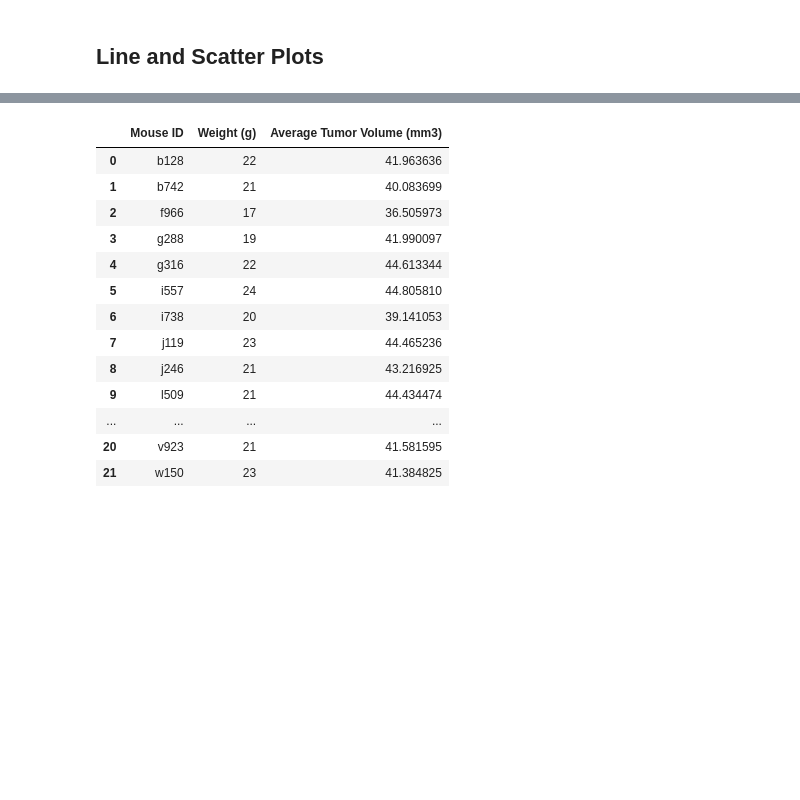
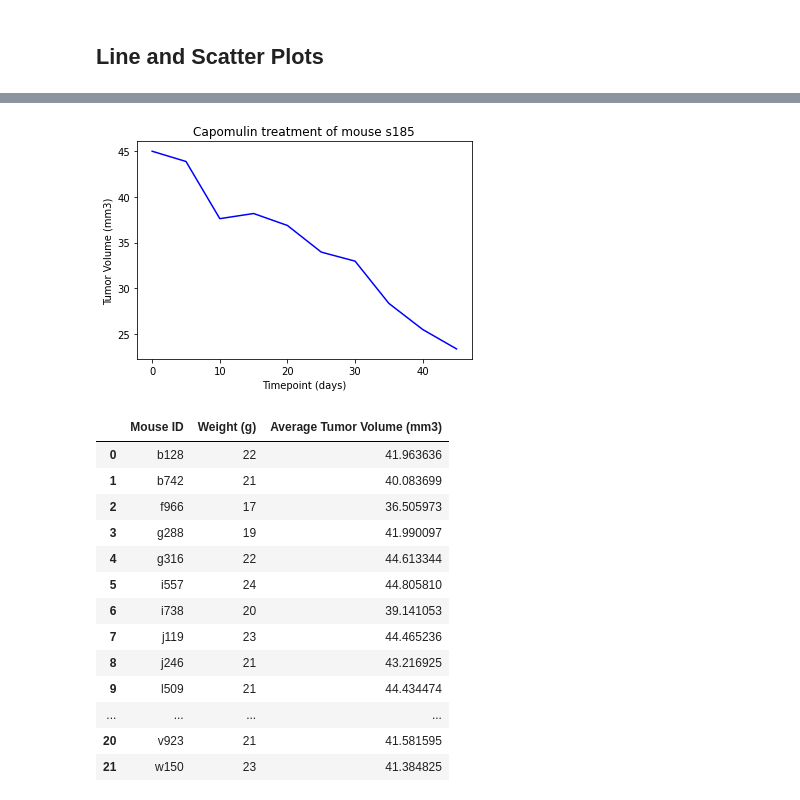
Before and after one commit to ehvandervorst/Matplot-challenge, a Jupyter notebook: pymaceuticals.ipynb, the cells around one changed output, grey strips where cells are left out. Saved outputs shown, nothing was run; the diff lists cells and outputs as text; code cells hidden in the pictures; blank space fills up the shorter version.

```diff
--- a/pymaceuticals.ipynb
+++ b/pymaceuticals.ipynb
@@ -225,3 +264,12 @@ tumor_data_line
+# %%
+capomulin_line = plt.plot(tumor_data_line['Timepoint'], tumor_data_line['Tumor Volume (mm3)'],
+                         color="blue")
+plt.xlabel("Timepoint (days)")
+plt.ylabel("Tumor Volume (mm3)")
+plt.title("Capomulin treatment of mouse s185")
+plt.show()
+# %% [output]
+[figure, added]
 # %%
 # Generate a scatter plot of mouse weight versus average tumor volume for the Capomulin regimen
 tumor_data_scatter = study_data_complete[['Drug Regimen', 'Mouse ID', 'Weight (g)', 'Tumor Volume (mm3)']]
```
Also changed, not shown: parts of 9 cells of this notebook.
